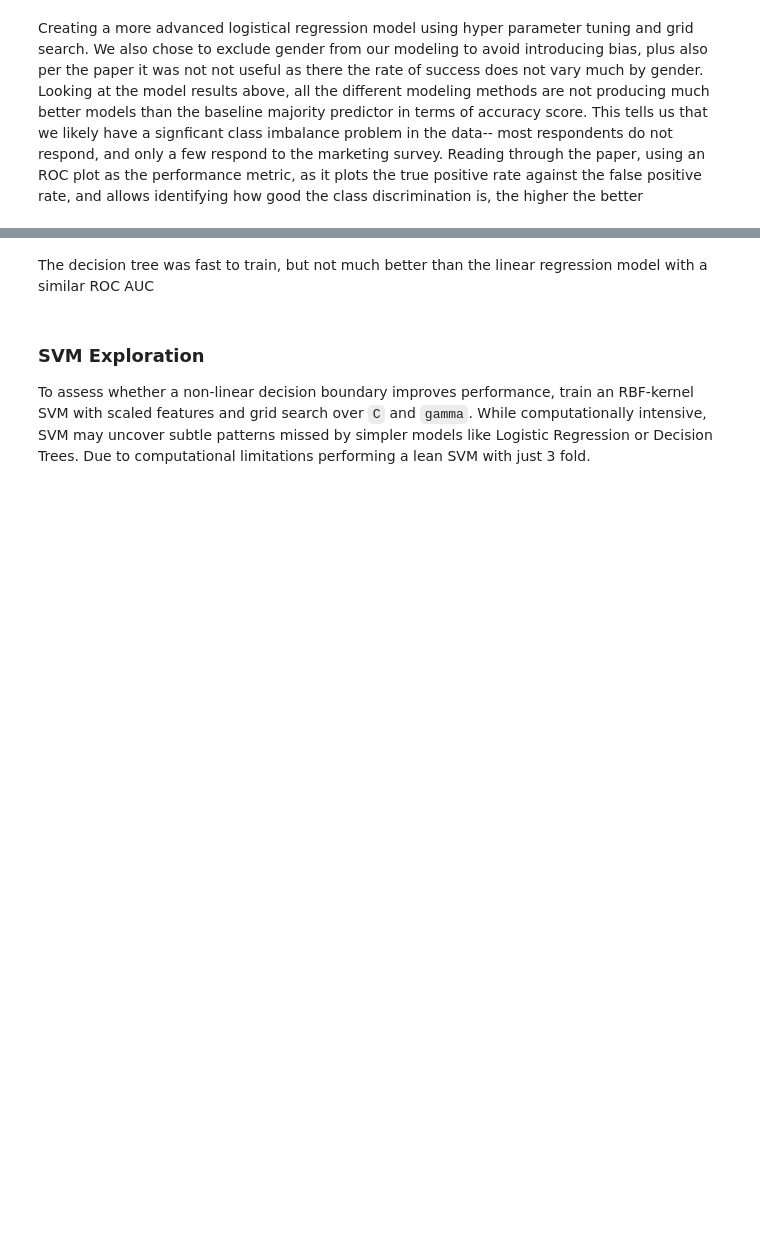
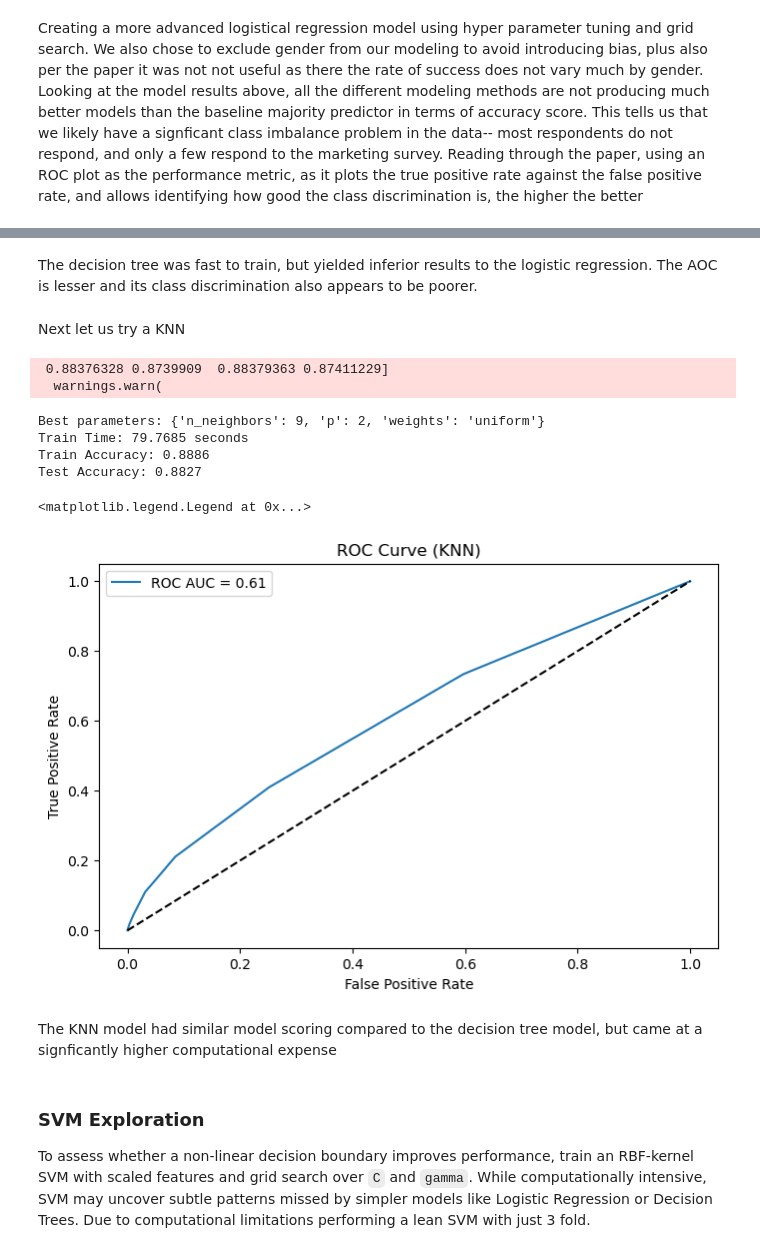
Before and after one commit to murlisfromazure/PCMA17, a Jupyter notebook: assignment.ipynb, the cells around one changed output, grey strips where cells are left out. Drawn from its saved outputs; the diff is of its cells as text; code cells hidden in the pictures; blank space fills up the shorter version.

```diff
--- a/assignment.ipynb
+++ b/assignment.ipynb
@@ -428,6 +435,70 @@ Test Accuracy: 0.8875
 [figure]
-# %% [markdown]
-The decision tree was fast to train, but not much better than the linear regression model with a similar ROC AUC
+# %% [markdown]
+The decision tree was fast to train, but yielded inferior results to the logistic regression. The AOC is lesser and its class discrimination also appears to be poorer.
+# %% [markdown]
+Next let us try a KNN
+# %%
+from sklearn.neighbors import KNeighborsClassifier
+from sklearn.model_selection import GridSearchCV
+from sklearn.metrics import accuracy_score, roc_auc_score, roc_curve
+import matplotlib.pyplot as plt
+import pandas as pd
+import numpy as np
+import time
+
+# Step 1: Define parameter grid for KNN
+param_grid = {
+    'n_neighbors': [3, 5, 7, 9],
+    'weights': ['uniform', 'distance'],
+    'p': [1, 2]  # 1: Manhattan, 2: Euclidean
+}
+
+# Step 2: Run grid search with cross-validation
+start_time = time.time()
+grid_search = GridSearchCV(
+    KNeighborsClassifier(),
+    param_grid,
+    cv=5,
+    scoring='accuracy',
+    n_jobs=-1
+)
+grid_search.fit(X_train, y_train)
+train_time = time.time() - start_time
+
+# Step 3: Best model from grid search
+best_knn = grid_search.best_estimator_
+print(f"Best parameters: {grid_search.best_params_}")
+
+# Step 4: Evaluate performance
+train_acc = accuracy_score(y_train, best_knn.predict(X_train))
+test_acc = accuracy_score(y_test, best_knn.predict(X_test))
+print(f"Train Time: {train_time:.4f} seconds")
+print(f"Train Accuracy: {train_acc:.4f}")
+print(f"Test Accuracy: {test_acc:.4f}")
+
+# Step 5: Predict probabilities on test set
+y_scores = best_knn.predict_proba(X_test)[:, 1]
+
+# Plot ROC curve
+fpr, tpr, _ = roc_curve(y_test, y_scores)
+plt.figure(figsize=(8, 5))
+plt.plot(fpr, tpr, label=f'ROC AUC = {roc_auc_score(y_test, y_scores):.2f}')
+plt.plot([0, 1], [0, 1], 'k--')
+plt.xlabel('False Positive Rate')
+plt.ylabel('True Positive Rate')
+plt.title('ROC Curve (KNN)')
+plt.legend()
+# %% [output]
+ 0.88376328 0.8739909  0.88379363 0.87411229]
+  warnings.warn(
+Best parameters: {'n_neighbors': 9, 'p': 2, 'weights': 'uniform'}
+Train Time: 79.7685 seconds
+Train Accuracy: 0.8886
+Test Accuracy: 0.8827
+<matplotlib.legend.Legend at 0x...>
+[figure, added]
+# %% [markdown]
+The KNN model had similar model scoring compared to the decision tree model, but came at a signficantly higher computational expense
 # %% [markdown]
 ### SVM Exploration
 
```
Also changed, not shown: parts of 21 cells of this notebook.
